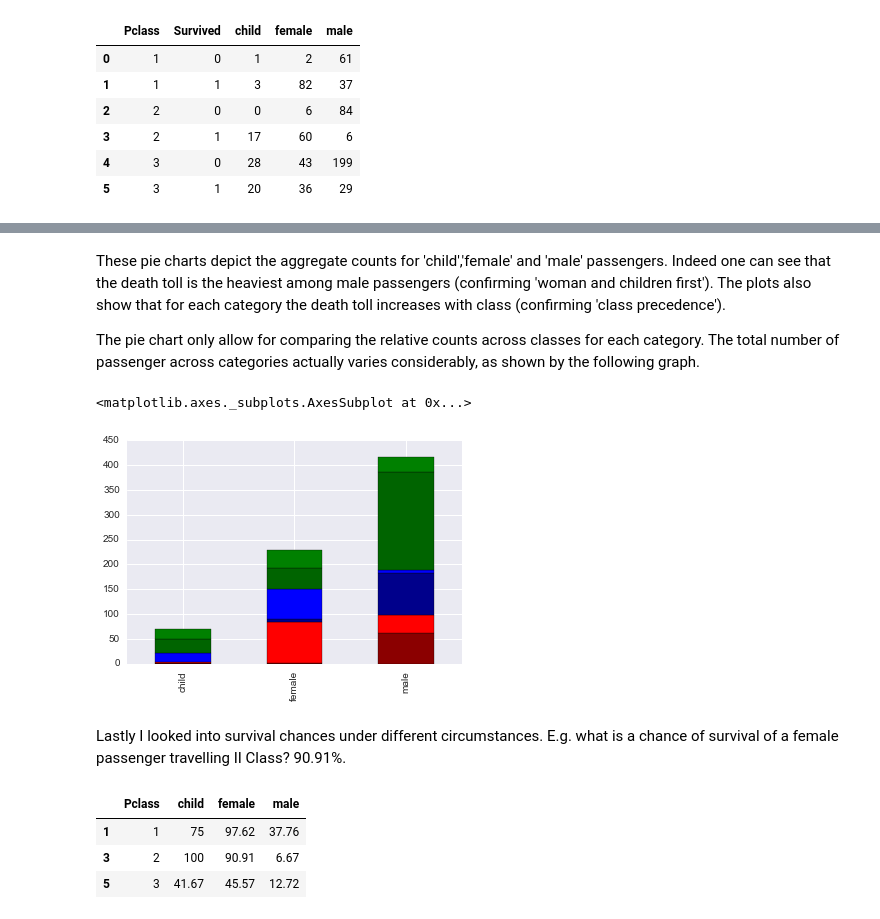
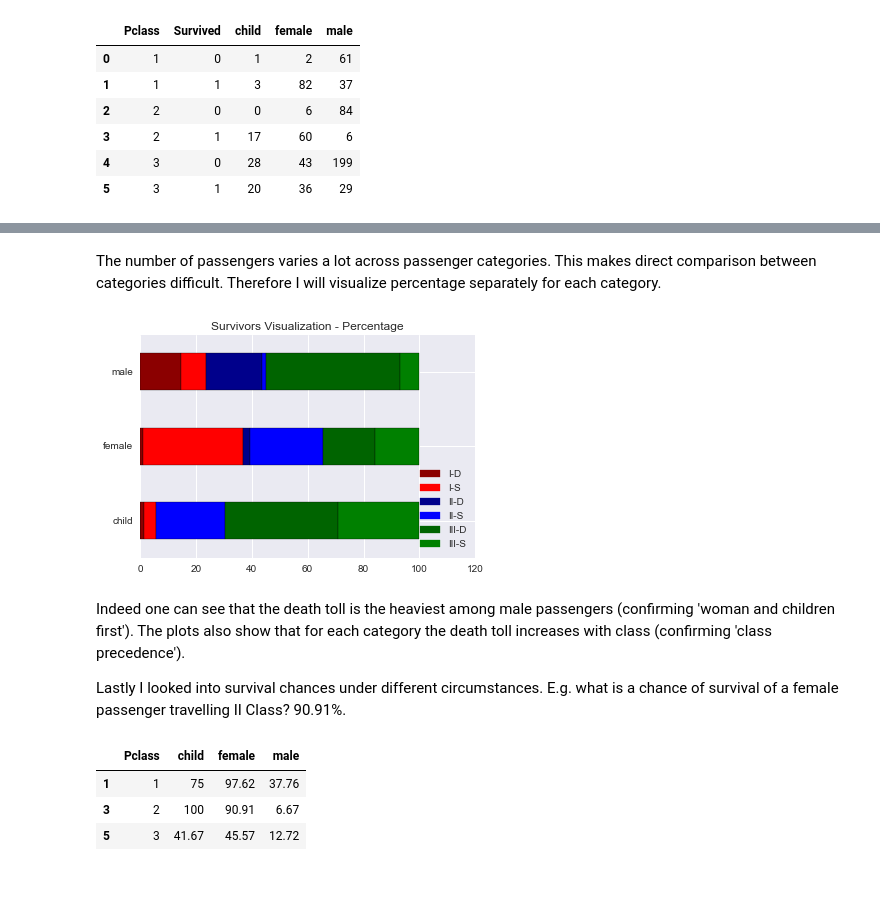
Before and after one commit to popolvar/udacity-dand-P2-titanic, a Jupyter notebook: Konecny P2 - Titanic.ipynb, the cells around one changed output, grey strips where cells are left out. Drawn from its saved outputs; the diff is of its cells as text; code cells hidden in the pictures; blank space fills up the shorter version.

```diff
--- a/Konecny P2 - Titanic.ipynb
+++ b/Konecny P2 - Titanic.ipynb
@@ -505,23 +500,13 @@ array([<matplotlib.axes._subplots.AxesSubplot object at 0x...>,
+# %% [markdown]
+The number of passengers varies a lot across passenger categories. This makes direct comparison between categories difficult. Therefore I will visualize percentage separately for each category.
+# %%
+draw_bar_chart(summary_df_kaggle[["child","female","male"]]/summary_df_kaggle[["child","female","male"]].sum()*100, 'Survivors Visualization - Percentage')
+# %% [output]
+[figure, added]
 # %% [markdown]
-These pie charts depict the aggregate counts for 'child','female' and 'male' passengers. Indeed one can see that the death toll is the heaviest among male passengers (confirming 'woman and children first'). The plots also show that for each category the death toll increases with class (confirming 'class precedence').
+Indeed one can see that the death toll is the heaviest among male passengers (confirming 'woman and children first'). The plots also show that for each category the death toll increases with class (confirming 'class precedence').
 
-The pie chart only allow for comparing the relative counts across classes for each category. The total number of passenger across categories actually varies considerably, as shown by the following graph.
+Lastly I looked into survival chances under different circumstances. E.g. what is a chance of survival of a female passenger travelling II Class? 90.91%.
-# %%
-def draw_bar_chart(df):
-    c_list = ["darkred","red","darkblue","blue","darkgreen","green"]
-    l_list = ["I-D","I-S","II-D","II-S","III-D","III-S"]
-
-    #Normaly plot.bar takes each row for one bar. However I would like to aggregate by the
-    #column. df.T provides the transposed data frame which is what I want.
-    return df[["child","female","male"]].T.plot.bar(color = c_list,\
-              legend =False, stacked=True)
-
-draw_bar_chart(summary_df_kaggle)
-# %% [output]
-<matplotlib.axes._subplots.AxesSubplot at 0x...>
-[figure, removed]
-# %% [markdown]
-Lastly I looked into survival chances under different circumstances. E.g. what is a chance of survival of a female passenger travelling II Class? 90.91%.
 # %%
 def count_to_percent(col):
     res = pd.Series(0.0, index = col.index)
```
Also changed, not shown: parts of 5 cells of this notebook.
